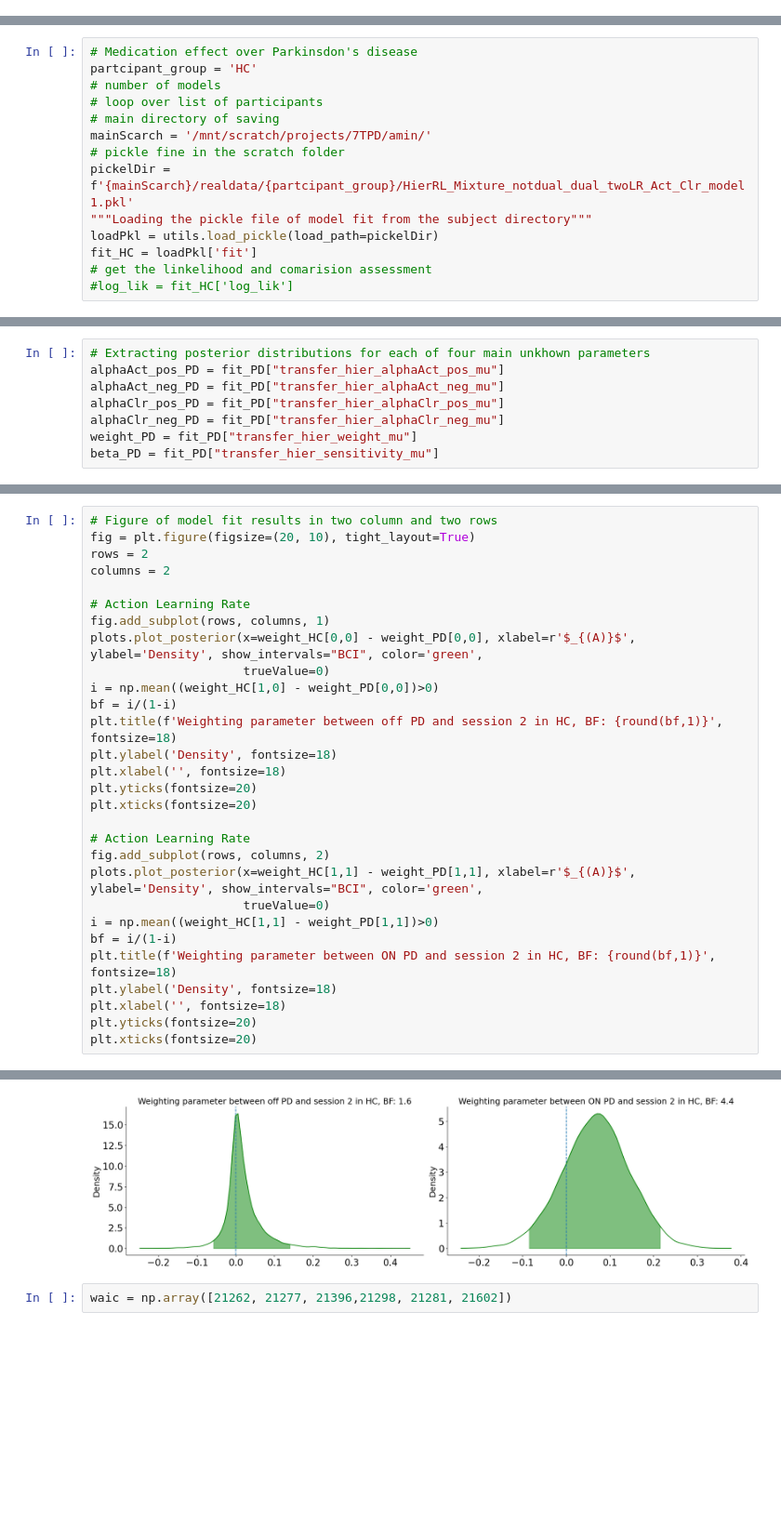
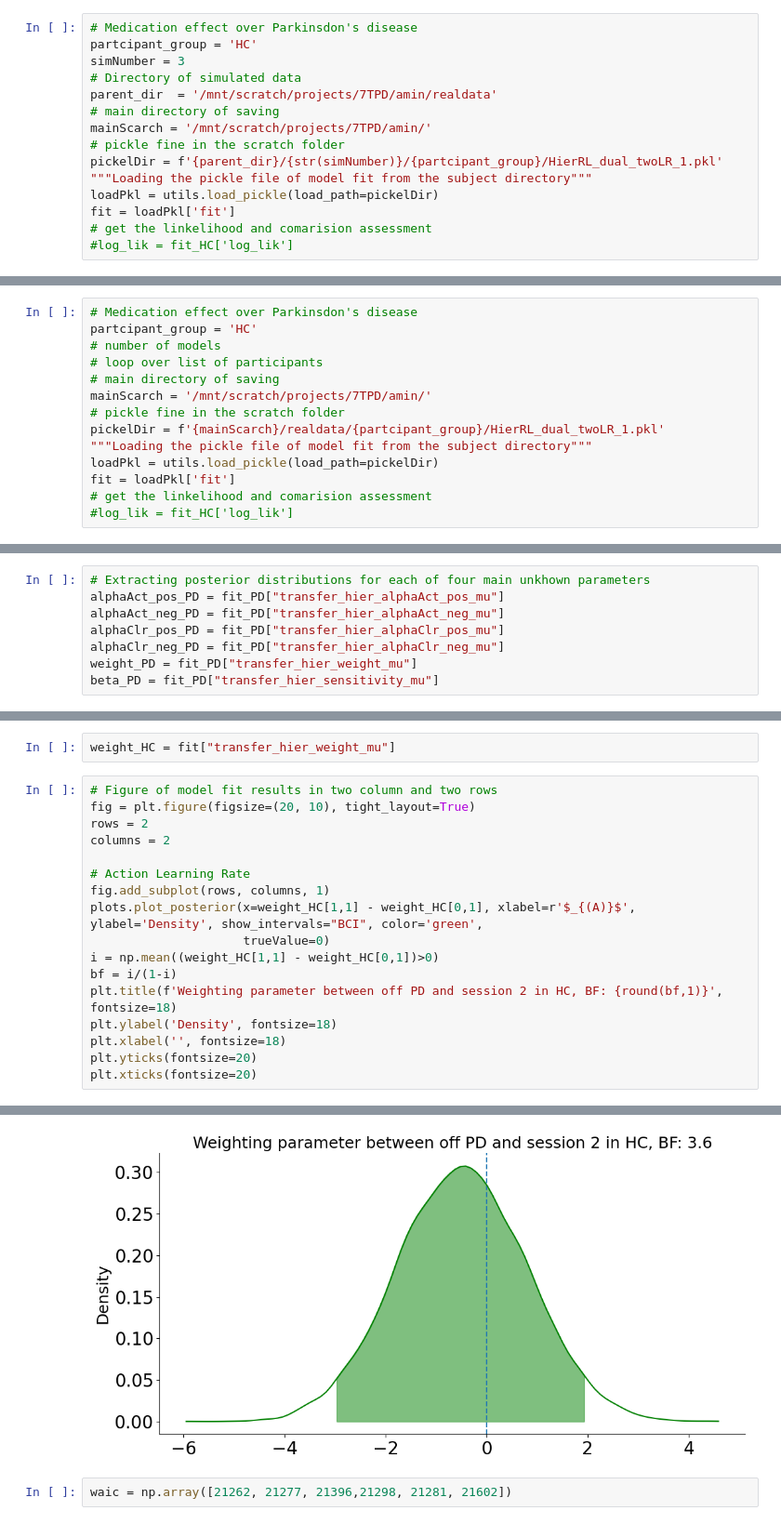
Before and after one commit to AGhaderi/ActStimRL, a Jupyter notebook: Model/Model_checking/HierRL_model_checking.ipynb, the cells around one changed output, grey strips where cells are left out. Shown at 93% size. Saved outputs shown, nothing was run; the diff lists cells and outputs as text; blank space fills up the shorter version.

Commit message:
rename model and plot of model checking

```diff
--- a/Model/Model_checking/HierRL_model_checking.ipynb
+++ b/Model/Model_checking/HierRL_model_checking.ipynb
@@ -10,3 +10,18 @@ from Madule import utils
 from Madule import plots
 import arviz as az
 from scipy import stats
+# %%
+# Medication effect over Parkinsdon's disease
+partcipant_group = 'HC'
+simNumber = 3
+# Directory of simulated data
+parent_dir  = '/mnt/scratch/projects/7TPD/amin/realdata'
+# main directory of saving
+mainScarch = '/mnt/scratch/projects/7TPD/amin/'
+# pickle fine in the scratch folder
+pickelDir = f'{parent_dir}/{str(simNumber)}/{partcipant_group}/HierRL_dual_twoLR_1.pkl'
+"""Loading the pickle file of model fit from the subject directory"""
+loadPkl = utils.load_pickle(load_path=pickelDir)
+fit = loadPkl['fit']
+# get the linkelihood and comarision assessment
+#log_lik = fit_HC['log_lik']
@@ -18,9 +53,9 @@ partcipant_group = 'HC'
 # main directory of saving
 mainScarch = '/mnt/scratch/projects/7TPD/amin/'
 # pickle fine in the scratch folder
-pickelDir = f'{mainScarch}/realdata/{partcipant_group}/HierRL_Mixture_notdual_dual_twoLR_Act_Clr_model1.pkl'
+pickelDir = f'{mainScarch}/realdata/{partcipant_group}/HierRL_dual_twoLR_1.pkl'
 """Loading the pickle file of model fit from the subject directory"""
 loadPkl = utils.load_pickle(load_path=pickelDir)
-fit_HC = loadPkl['fit']
+fit = loadPkl['fit']
 # get the linkelihood and comarision assessment
 #log_lik = fit_HC['log_lik']
@@ -96,3 +641,5 @@ plt.xlim(0, 1)
+# %%
+weight_HC = fit["transfer_hier_weight_mu"]
 # %%
 # Figure of model fit results in two column and two rows
 fig = plt.figure(figsize=(20, 10), tight_layout=True)
@@ -101,25 +648,13 @@ columns = 2
 
 # Action Learning Rate
 fig.add_subplot(rows, columns, 1)
-plots.plot_posterior(x=weight_HC[0,0] - weight_PD[0,0], xlabel=r'$_{(A)}$', ylabel='Density', show_intervals="BCI", color='green',
+plots.plot_posterior(x=weight_HC[1,1] - weight_HC[0,1], xlabel=r'$_{(A)}$', ylabel='Density', show_intervals="BCI", color='green',
                      trueValue=0)
-i = np.mean((weight_HC[1,0] - weight_PD[0,0])>0)
+i = np.mean((weight_HC[1,1] - weight_HC[0,1])>0)
 bf = i/(1-i)
 plt.title(f'Weighting parameter between off PD and session 2 in HC, BF: {round(bf,1)}', fontsize=18)
 plt.ylabel('Density', fontsize=18)
 plt.xlabel('', fontsize=18)
 plt.yticks(fontsize=20)
 plt.xticks(fontsize=20)
-
-# Action Learning Rate
-fig.add_subplot(rows, columns, 2)
-plots.plot_posterior(x=weight_HC[1,1] - weight_PD[1,1], xlabel=r'$_{(A)}$', ylabel='Density', show_intervals="BCI", color='green',
-                     trueValue=0)
-i = np.mean((weight_HC[1,1] - weight_PD[1,1])>0)
-bf = i/(1-i)
-plt.title(f'Weighting parameter between ON PD and session 2 in HC, BF: {round(bf,1)}', fontsize=18)
-plt.ylabel('Density', fontsize=18)
-plt.xlabel('', fontsize=18)
-plt.yticks(fontsize=20)
-plt.xticks(fontsize=20)
 # %% [output]
@@ -136,4 +670,4 @@ plt.xticks(fontsize=20)
-[figure, old version]
+[figure, new version]
 # %%
 waic = np.array([21262, 21277, 21396,21298, 21281, 21602])
 # %%
```
Also changed, not shown: parts of 73 cells of this notebook, 21 other files.
